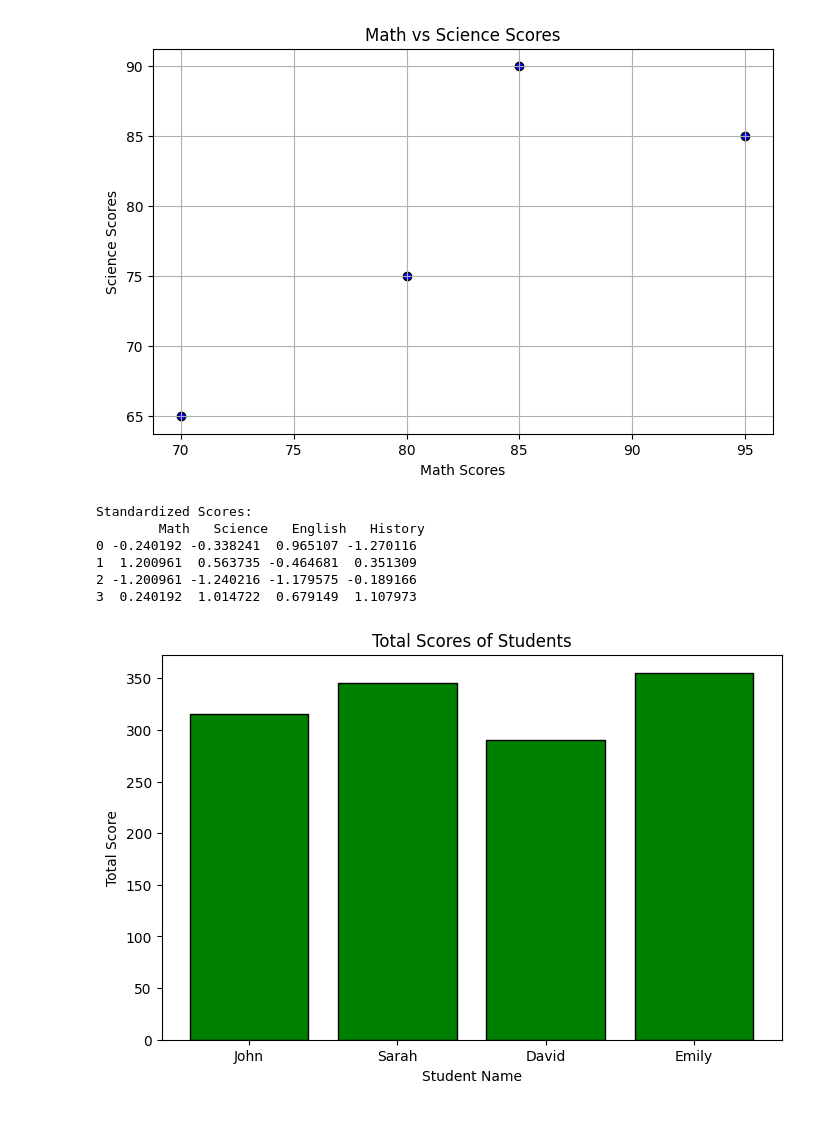
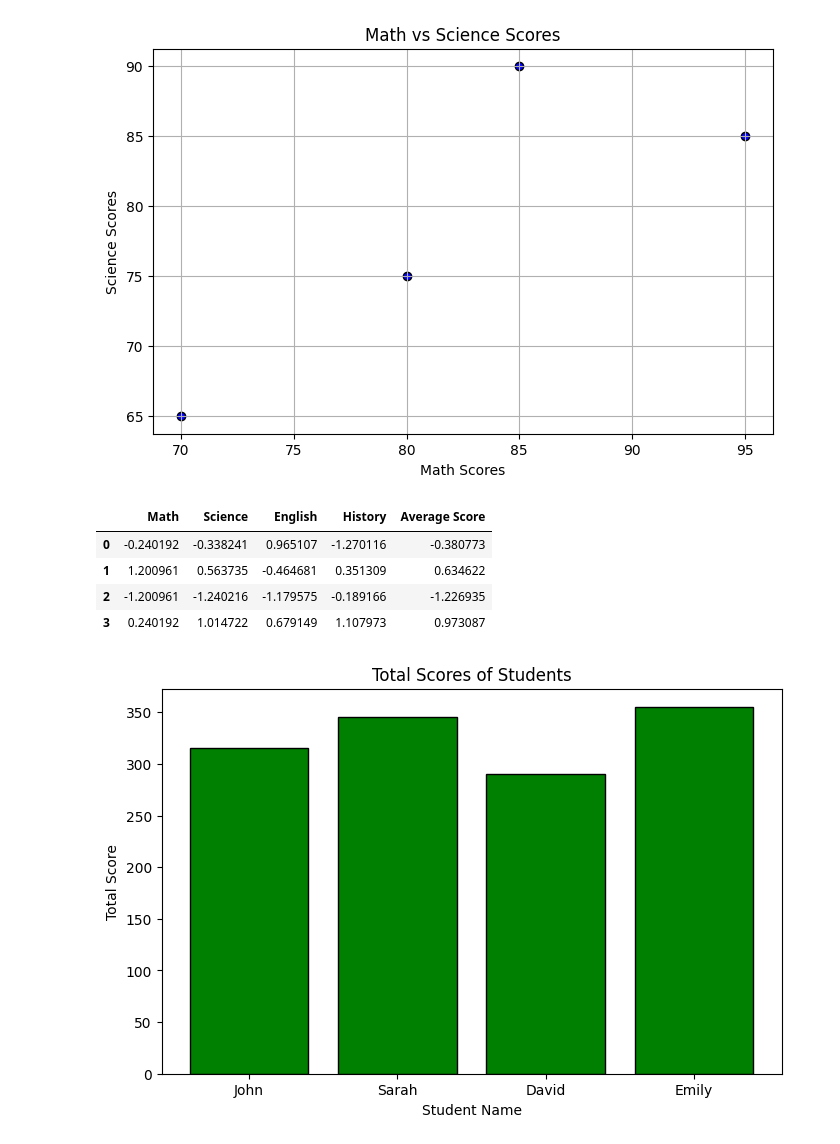
Before and after one commit to pank3004/Python, a Jupyter notebook: arya crt test/third.ipynb, the cells around one changed output. Cells and saved outputs as stored; diff of their text form; code cells hidden in the pictures.

```diff
--- a/arya crt test/third.ipynb
+++ b/arya crt test/third.ipynb
@@ -75,15 +73,14 @@ plt.show()
 # %%
 
 # 27. Standardize the scores
 standardized_scores = (df.iloc[:, 1:-1] - df.iloc[:, 1:-1].mean()) / df.iloc[:, 1:-1].std()
-print("\nStandardized Scores:\n", standardized_scores)
+standardized_scores
 # %% [output]
-Standardized Scores:
-        Math   Science   English   History
-0 -0.240192 -0.338241  0.965107 -1.270116
-1  1.200961  0.563735 -0.464681  0.351309
-2 -1.200961 -1.240216 -1.179575 -0.189166
-3  0.240192  1.014722  0.679149  1.107973
+|  | Math | Science | English | History | Average Score |
+| 0 | -0.240192 | -0.338241 | 0.965107 | -1.270116 | -0.380773 |
+| 1 | 1.200961 | 0.563735 | -0.464681 | 0.351309 | 0.634622 |
+| 2 | -1.200961 | -1.240216 | -1.179575 | -0.189166 | -1.226935 |
+| 3 | 0.240192 | 1.014722 | 0.679149 | 1.107973 | 0.973087 |
 # %%
 
 
```
Also changed, not shown: parts of 5 cells of this notebook.
